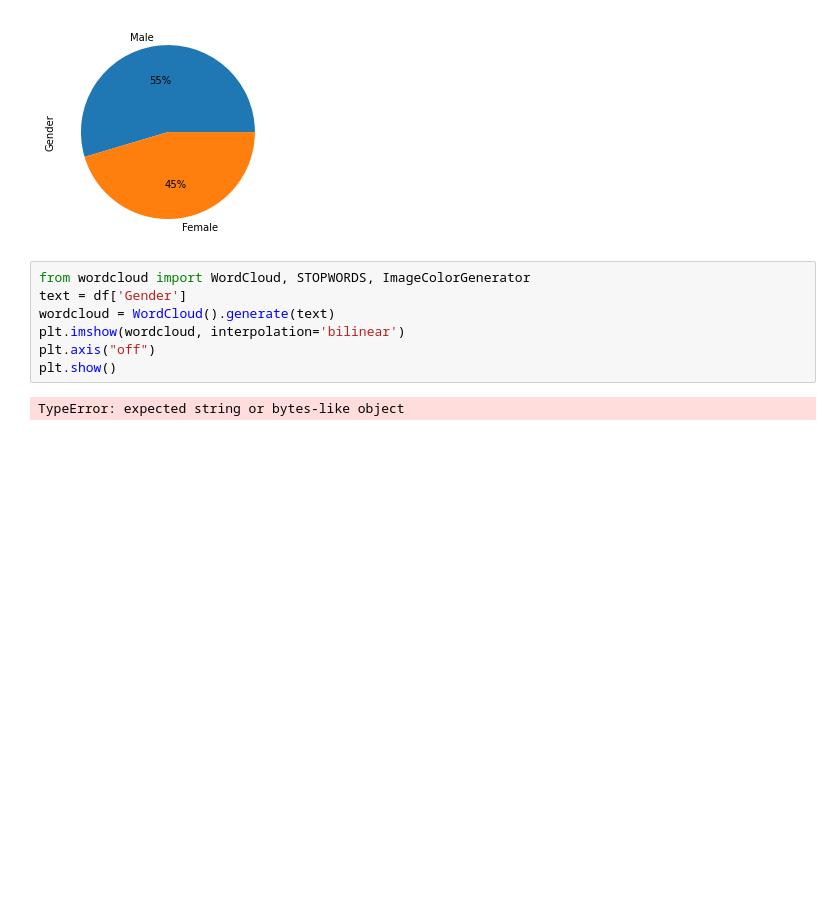
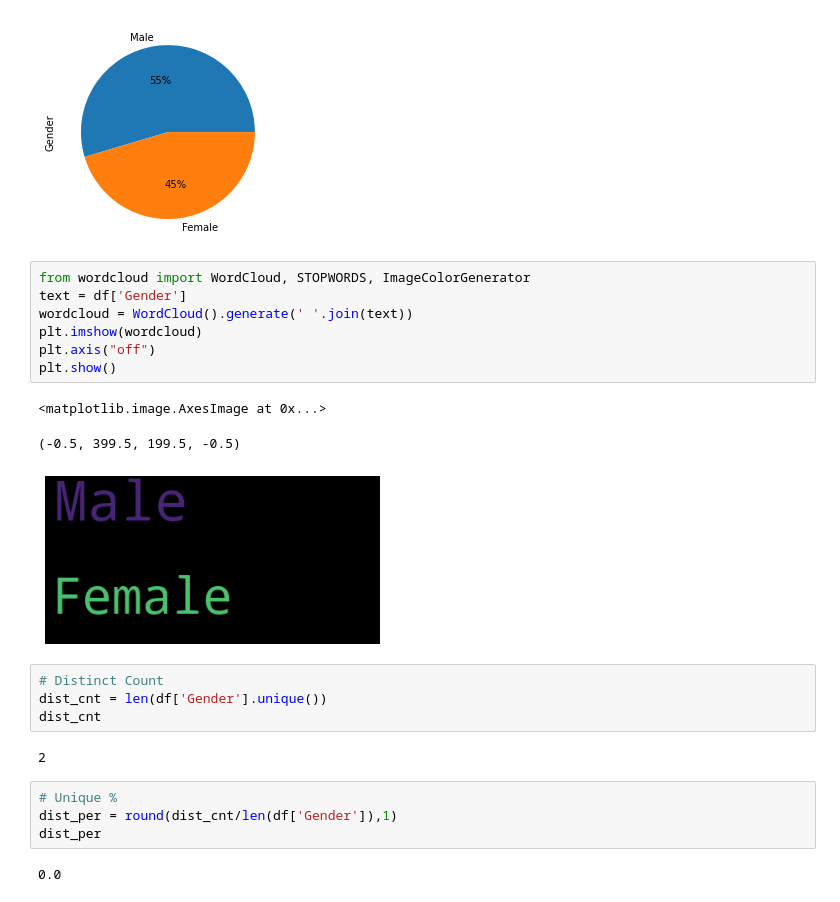
Before and after one commit to eswarpoluri/EDA, a Jupyter notebook: EDA.ipynb, the cells around one changed output. Cells and saved outputs as stored; diff of their text form; blank space fills up the shorter version.

Commit message:
eda graphs

```diff
--- a/EDA.ipynb
+++ b/EDA.ipynb
@@ -249,9 +247,23 @@ df['Gender'].value_counts().plot.pie(autopct='%1.0f%%')
 # %%
 from wordcloud import WordCloud, STOPWORDS, ImageColorGenerator
 text = df['Gender']
-wordcloud = WordCloud().generate(text)
-plt.imshow(wordcloud, interpolation='bilinear')
+wordcloud = WordCloud().generate(' '.join(text))
+plt.imshow(wordcloud)
 plt.axis("off")
 plt.show()
 # %% [output]
-TypeError: expected string or bytes-like object
+<matplotlib.image.AxesImage at 0x...>
+(-0.5, 399.5, 199.5, -0.5)
+[figure, added]
+# %%
+# Distinct Count
+dist_cnt = len(df['Gender'].unique())
+dist_cnt
+# %% [output]
+2
+# %%
+# Unique %
+dist_per = round(dist_cnt/len(df['Gender']),1)
+dist_per
+# %% [output]
+0.0
```
Also changed, not shown: parts of 8 cells of this notebook.
